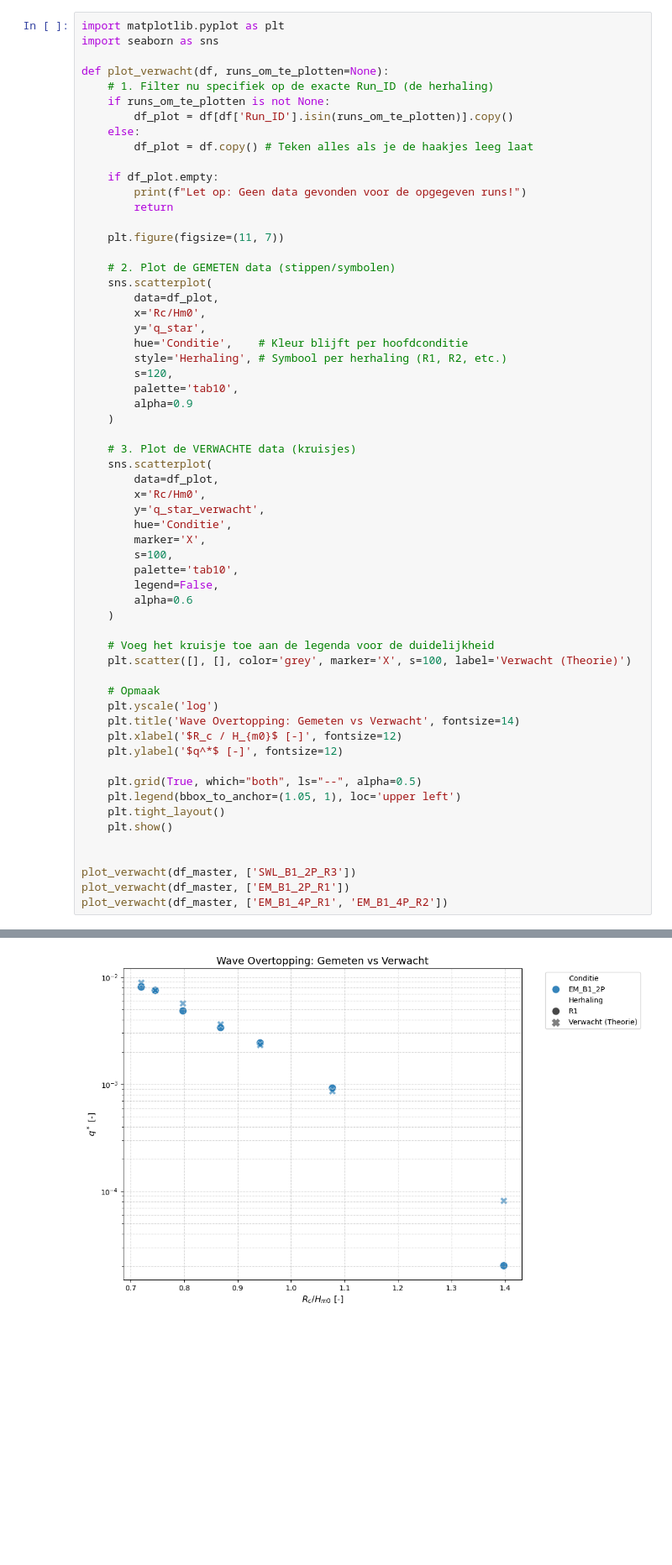
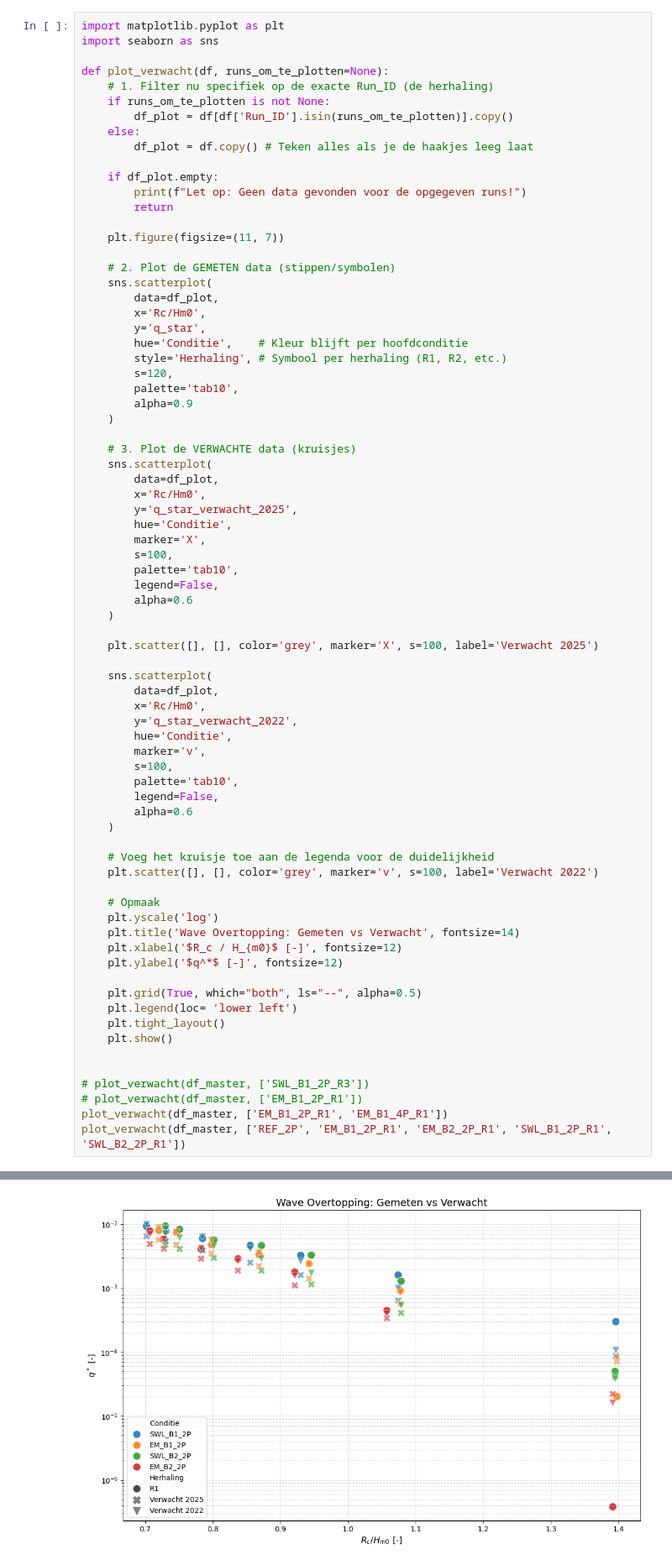
Before and after one commit to baukevelthuijs/MSC, a Jupyter notebook: Data_processing_discharges.ipynb, the cells around one changed output, grey strips where cells are left out. Shown at 84% size. Drawn from its saved outputs; the diff is of its cells as text; blank space fills up the shorter version.

```diff
--- a/Data_processing_discharges.ipynb
+++ b/Data_processing_discharges.ipynb
@@ -463,7 +453,7 @@ def plot_verwacht(df, runs_om_te_plotten=None):
     sns.scatterplot(
         data=df_plot,
         x='Rc/Hm0',
-        y='q_star_verwacht',
+        y='q_star_verwacht_2025',
         hue='Conditie',
         marker='X',
         s=100,
@@ -472,8 +462,22 @@ def plot_verwacht(df, runs_om_te_plotten=None):
         alpha=0.6
     )
 
+    plt.scatter([], [], color='grey', marker='X', s=100, label='Verwacht 2025')
+
+    sns.scatterplot(
+        data=df_plot,
+        x='Rc/Hm0',
+        y='q_star_verwacht_2022',
+        hue='Conditie',
+        marker='v',
+        s=100,
+        palette='tab10',
+        legend=False,
+        alpha=0.6
+    )
+
     # Voeg het kruisje toe aan de legenda voor de duidelijkheid
-    plt.scatter([], [], color='grey', marker='X', s=100, label='Verwacht (Theorie)')
+    plt.scatter([], [], color='grey', marker='v', s=100, label='Verwacht 2022')
 
     # Opmaak
     plt.yscale('log')
@@ -482,12 +486,13 @@ def plot_verwacht(df, runs_om_te_plotten=None):
     plt.ylabel('$q^*$ [-]', fontsize=12)
 
     plt.grid(True, which="both", ls="--", alpha=0.5)
-    plt.legend(bbox_to_anchor=(1.05, 1), loc='upper left')
+    plt.legend(loc= 'lower left')
     plt.tight_layout()
     plt.show()
 
 
-plot_verwacht(df_master, ['SWL_B1_2P_R3'])
-plot_verwacht(df_master, ['EM_B1_2P_R1'])
-plot_verwacht(df_master, ['EM_B1_4P_R1', 'EM_B1_4P_R2'])
+# plot_verwacht(df_master, ['SWL_B1_2P_R3'])
+# plot_verwacht(df_master, ['EM_B1_2P_R1'])
+plot_verwacht(df_master, ['EM_B1_2P_R1', 'EM_B1_4P_R1'])
+plot_verwacht(df_master, ['REF_2P', 'EM_B1_2P_R1', 'EM_B2_2P_R1', 'SWL_B1_2P_R1', 'SWL_B2_2P_R1'])
 # %% [output]
@@ -495 +500 @@ plot_verwacht(df_master, ['EM_B1_4P_R1', 'EM_B1_4P_R2'])
-[figure, old version]
+[figure, new version]
```
Also changed, not shown: parts of 7 cells of this notebook, 29 other files.
